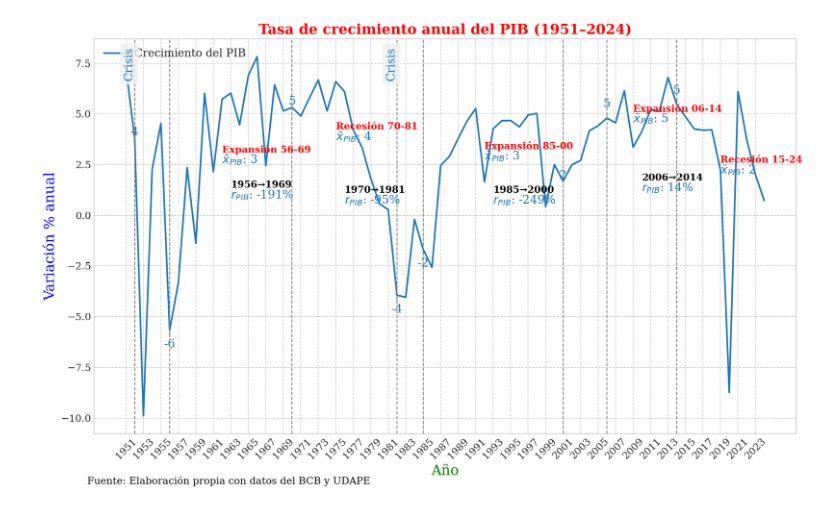
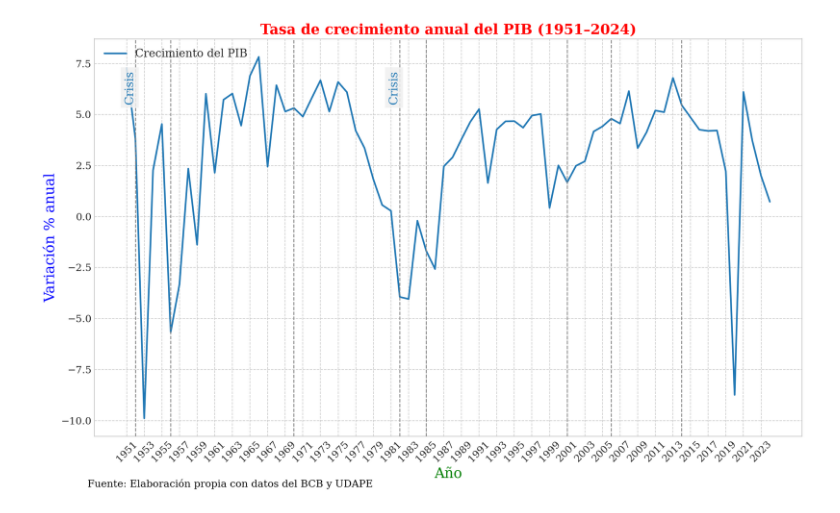
Before and after one commit to navi0369/proyectomacro, a Jupyter notebook: notebooks/tesis/serie_completa/pib/tasa_de_crecimiento.ipynb, the cells around one changed output. Drawn from its saved outputs; the diff is of its cells as text; code cells hidden in the pictures.

```diff
--- a/notebooks/tesis/serie_completa/pib/tasa_de_crecimiento.ipynb
+++ b/notebooks/tesis/serie_completa/pib/tasa_de_crecimiento.ipynb
@@ -54,77 +54,77 @@ periodos = adjust_periods(df, periodos_tasas)
 # ── 5. Offsets ───────────────────────────────────────────────────────
 # 1) Anotaciones de valores por serie y año (crecimiento)
 annotation_offsets = {
-    "crecimiento": {
-        1952: (0,  0.3),
-        1956: (0, -0.7),
-        1970: (0,  0.3),
-        1982: (0, -0.7),
-        1985: (0, -0.7),
-        2001: (0,  0.3),
-        2006: (0,  0.7),
-        2014: (0,  0.7),
-        2023: (0,  0.3),
-    }
+    # "crecimiento": {
+    #     1952: (0,  0.3),
+    #     1956: (0, -0.7),
+    #     1970: (0,  0.3),
+    #     1982: (0, -0.7),
+    #     1985: (0, -0.7),
+    #     2001: (0,  0.3),
+    #     2006: (0,  0.7),
+    #     2014: (0,  0.7),
+    #     2023: (0,  0.3),
+    # }
 }
 
 # 2) Offset vertical para hitos (solo los años en hitos_v)
 hitos_offset = {
-    1952: 0.95,
-    1956: 0.95,
-    1970: 0.95,
-    1982: 0.95,
-    1985: 0.95,
-    2001: 0.95,
-    2006: 0.95,
-    2014: 0.95,
+    # 1952: 0.95,
+    # 1956: 0.95,
+    # 1970: 0.95,
+    # 1982: 0.95,
+    # 1985: 0.95,
+    # 2001: 0.95,
+    # 2006: 0.95,
+    # 2014: 0.95,
 }
 
 # 3) Posición de medias por ciclo (claves según CYCLES)
 medias_offsets = {
-    "Expansión 56-69": (1962, 0.40),
-    "Recesión 70-81":  (1975, 0.53),
-    "Expansión 85-00": (1992, 0.42),
-    "Expansión 06-14": (2009, 0.63),
-    "Recesión 15-24":  (2019, 0.34),
+    # "Expansión 56-69": (1962, 0.40),
+    # "Recesión 70-81":  (1975, 0.53),
+    # "Expansión 85-00": (1992, 0.42),
+    # "Expansión 06-14": (2009, 0.63),
+    # "Recesión 15-24":  (2019, 0.34),
 }
 
 # 4) Tasas de crecimiento anotadas por periodo
 tasas_offsets = {
-    "1956-1969": (1963, 0.20),
-    "1970-1981": (1976, 0.17),
-    "1985-2000": (1993, 0.17),
-    "2006-2014": (2010, 0.24),
-    "2015-2022": (2018, 0.12),
+    # "1956-1969": (1963, 0.20),
+    # "1970-1981": (1976, 0.17),
+    # "1985-2000": (1993, 0.17),
+    # "2006-2014": (2010, 0.24),
+    # "2015-2022": (2018, 0.12),
 }
 
 
 # %%
 # ── 6. Generación de la gráfica ──────────────────────────────────────
 fig, ax = init_base_plot(
     df=df,
     series=componentes,
     colors=colors,
     title=f"Tasa de crecimiento anual del PIB ({df.index[0]}–{df.index[-1]})",
     xlabel="Año",
     ylabel="Variación % anual",
     source_text="Fuente: Elaboración propia con datos del BCB y UDAPE"
 )
 
 add_hitos(ax, df.index, hitos_v, hitos_offset)
 add_year_value_annotations(
     ax, df, annot_years,
     cols_componentes, annotation_offsets, colors
 )
 add_cycle_means_multi(
     ax, cycle_stats, medias_offsets,
     abbr, colors, line_spacing=ax.get_ylim()[1]*0.05
 )
 add_period_growth_annotations_multi(
     ax, df, periodos, cols_componentes,
     tasas_offsets, colors, abbr, line_spacing_ratio=0.05,
 )
 
 plt.savefig(os.path.join(output_dir, "tasa_crecimiento_pib.png"))
 plt.show()
 # %% [output]
-[figure, old version]
+[figure, new version]
```
Also changed, not shown: 57 other files.
